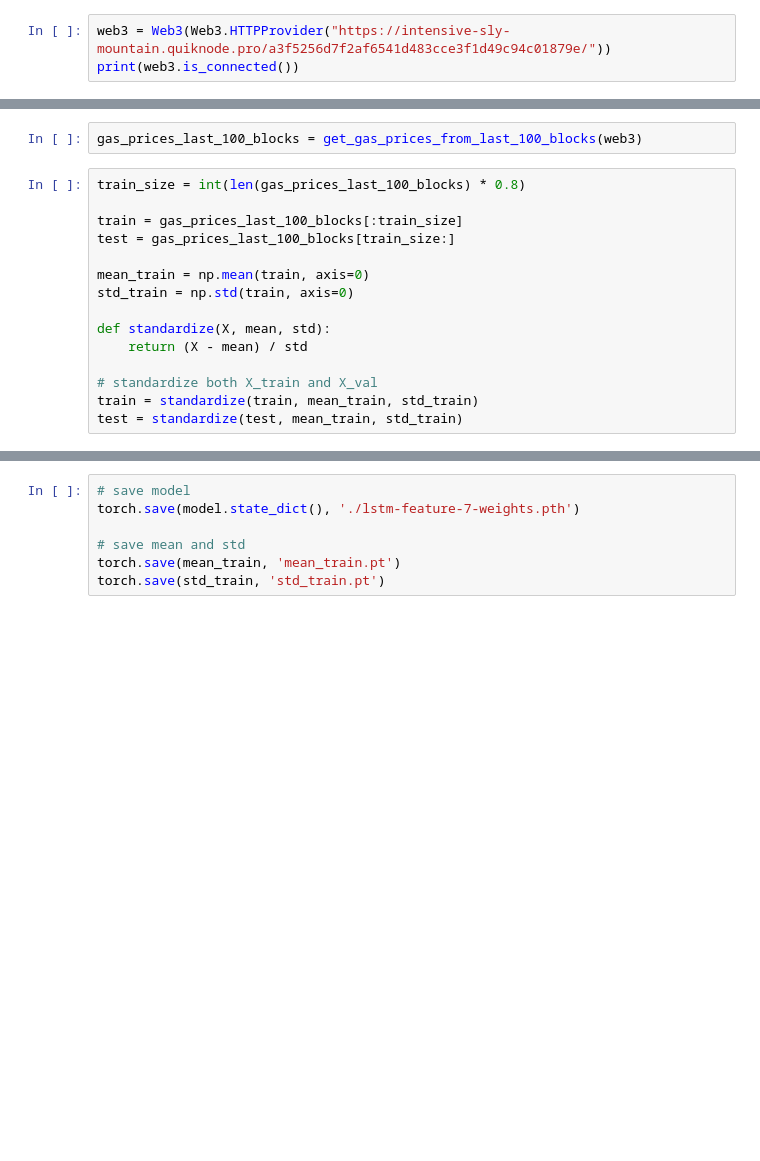
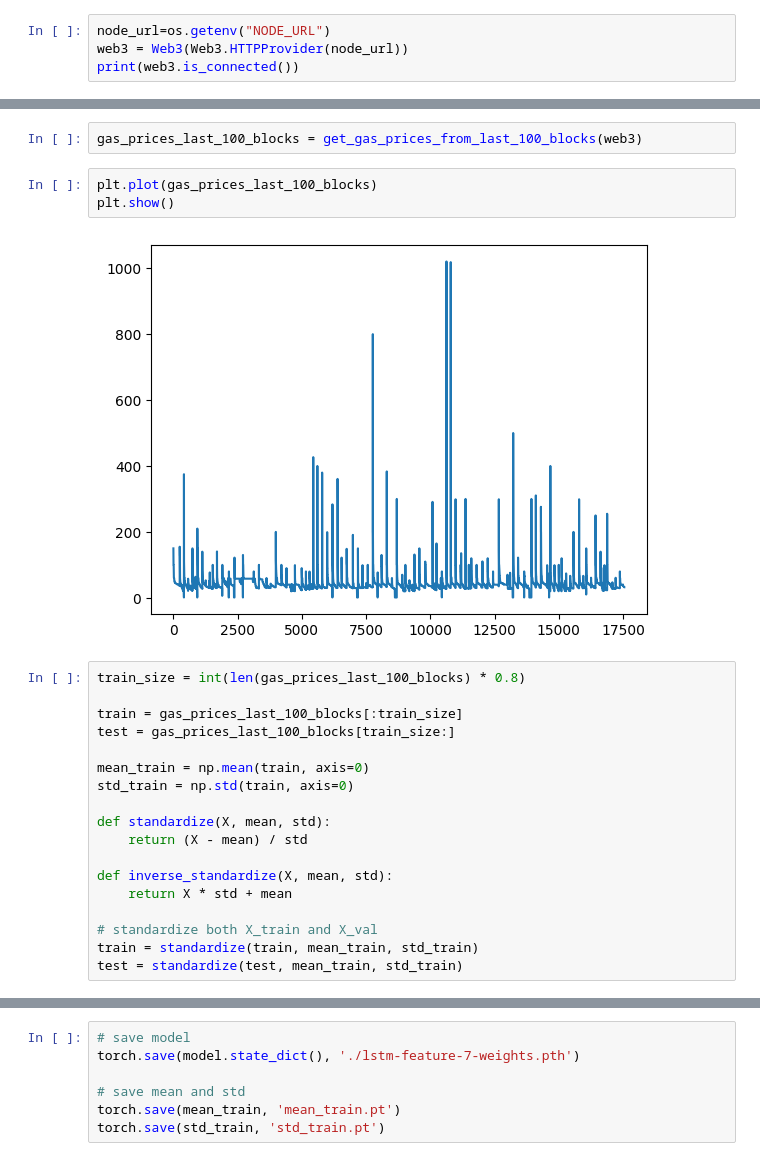
Before and after one commit to hoehlars/frontrunning-attacks, a Jupyter notebook: training/lstm-feature-7.ipynb, the cells around one changed output, grey strips where cells are left out. Cells and saved outputs as stored; diff of their text form; blank space fills up the shorter version.

```diff
--- a/training/lstm-feature-7.ipynb
+++ b/training/lstm-feature-7.ipynb
@@ -9,3 +17,4 @@ import torch
 # %%
-web3 = Web3(Web3.HTTPProvider("https://intensive-sly-mountain.quiknode.pro/a3f5256d7f2af6541d483cce3f1d49c94c01879e/"))
+node_url=os.getenv("NODE_URL")
+web3 = Web3(Web3.HTTPProvider(node_url))
 print(web3.is_connected())
@@ -36,6 +52,11 @@ def get_gas_prices_from_last_100_blocks(web3: Web3) -> list[int]:
     return gas_prices
 # %%
 gas_prices_last_100_blocks = get_gas_prices_from_last_100_blocks(web3)
+# %%
+plt.plot(gas_prices_last_100_blocks)
+plt.show()
+# %% [output]
+[figure, added]
 # %%
 train_size = int(len(gas_prices_last_100_blocks) * 0.8)
 
@@ -48,6 +69,9 @@ std_train = np.std(train, axis=0)
 def standardize(X, mean, std):
     return (X - mean) / std
 
+def inverse_standardize(X, mean, std):
+    return X * std + mean
+
 # standardize both X_train and X_val
 train = standardize(train, mean_train, std_train)
 test = standardize(test, mean_train, std_train)
```
Also changed, not shown: parts of 11 cells of this notebook, 19 other files.
